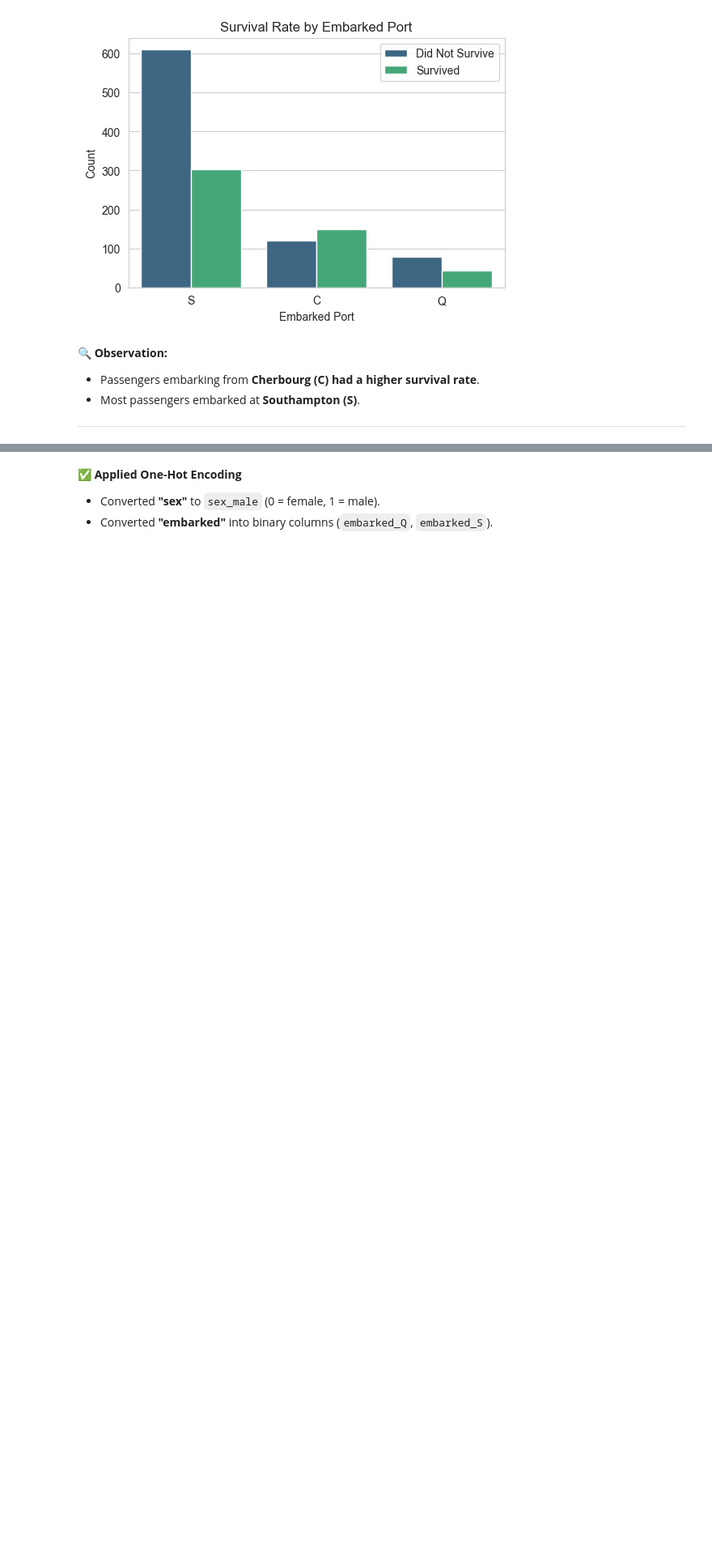
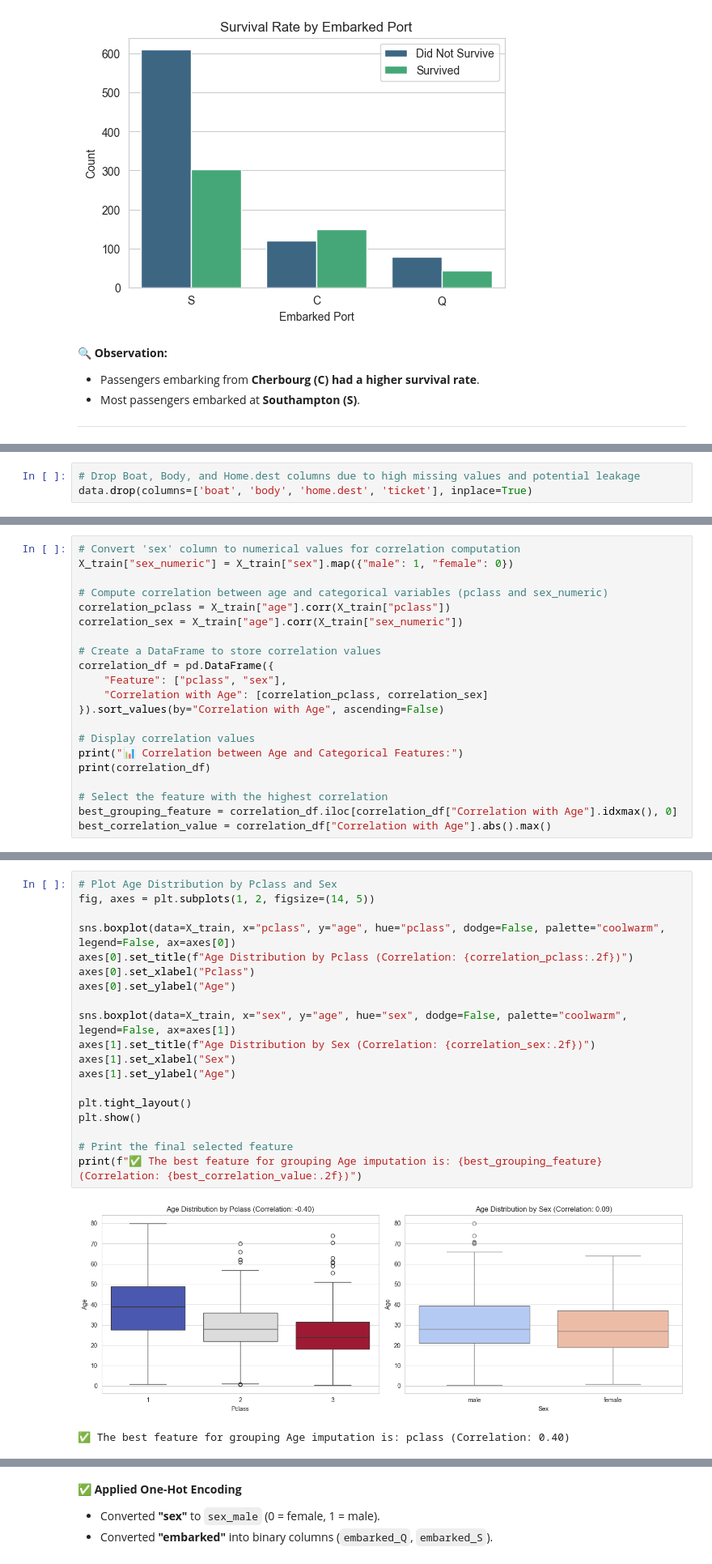
Before and after one commit to JSebastianIEU/ML-fundamentals-2025, a Jupyter notebook: Assignment1/assignment_1_JuanSebastian_Peña[_Peña] .ipynb, the cells around one changed output, grey strips where cells are left out. Shown at 81% size. Drawn from its saved outputs; the diff is of its cells as text; blank space fills up the shorter version.

```diff
--- a/Assignment1/assignment_1_JuanSebastian_Peña[_Peña] .ipynb
+++ b/Assignment1/assignment_1_JuanSebastian_Peña[_Peña] .ipynb
@@ -710,0 +569,3 @@ data.head()
+# %%
+# Drop Boat, Body, and Home.dest columns due to high missing values and potential leakage
+data.drop(columns=['boat', 'body', 'home.dest', 'ticket'], inplace=True)
@@ -710,0 +777,21 @@ data.head()
+# %%
+# Convert 'sex' column to numerical values for correlation computation
+X_train["sex_numeric"] = X_train["sex"].map({"male": 1, "female": 0})
+
+# Compute correlation between age and categorical variables (pclass and sex_numeric)
+correlation_pclass = X_train["age"].corr(X_train["pclass"])
+correlation_sex = X_train["age"].corr(X_train["sex_numeric"])
+
+# Create a DataFrame to store correlation values
+correlation_df = pd.DataFrame({
+    "Feature": ["pclass", "sex"],
+    "Correlation with Age": [correlation_pclass, correlation_sex]
+}).sort_values(by="Correlation with Age", ascending=False)
+
+# Display correlation values
+print("📊 Correlation between Age and Categorical Features:")
+print(correlation_df)
+
+# Select the feature with the highest correlation
+best_grouping_feature = correlation_df.iloc[correlation_df["Correlation with Age"].idxmax(), 0]
+best_correlation_value = correlation_df["Correlation with Age"].abs().max()
@@ -710,0 +805,22 @@ data.head()
+# %%
+# Plot Age Distribution by Pclass and Sex
+fig, axes = plt.subplots(1, 2, figsize=(14, 5))
+
+sns.boxplot(data=X_train, x="pclass", y="age", hue="pclass", dodge=False, palette="coolwarm", legend=False, ax=axes[0])
+axes[0].set_title(f"Age Distribution by Pclass (Correlation: {correlation_pclass:.2f})")
+axes[0].set_xlabel("Pclass")
+axes[0].set_ylabel("Age")
+
+sns.boxplot(data=X_train, x="sex", y="age", hue="sex", dodge=False, palette="coolwarm", legend=False, ax=axes[1])
+axes[1].set_title(f"Age Distribution by Sex (Correlation: {correlation_sex:.2f})")
+axes[1].set_xlabel("Sex")
+axes[1].set_ylabel("Age")
+
+plt.tight_layout()
+plt.show()
+
+# Print the final selected feature
+print(f"✅ The best feature for grouping Age imputation is: {best_grouping_feature} (Correlation: {best_correlation_value:.2f})")
+# %% [output]
+[figure, added]
+✅ The best feature for grouping Age imputation is: pclass (Correlation: 0.40)
```
Also changed, not shown: parts of 263 cells of this notebook.
